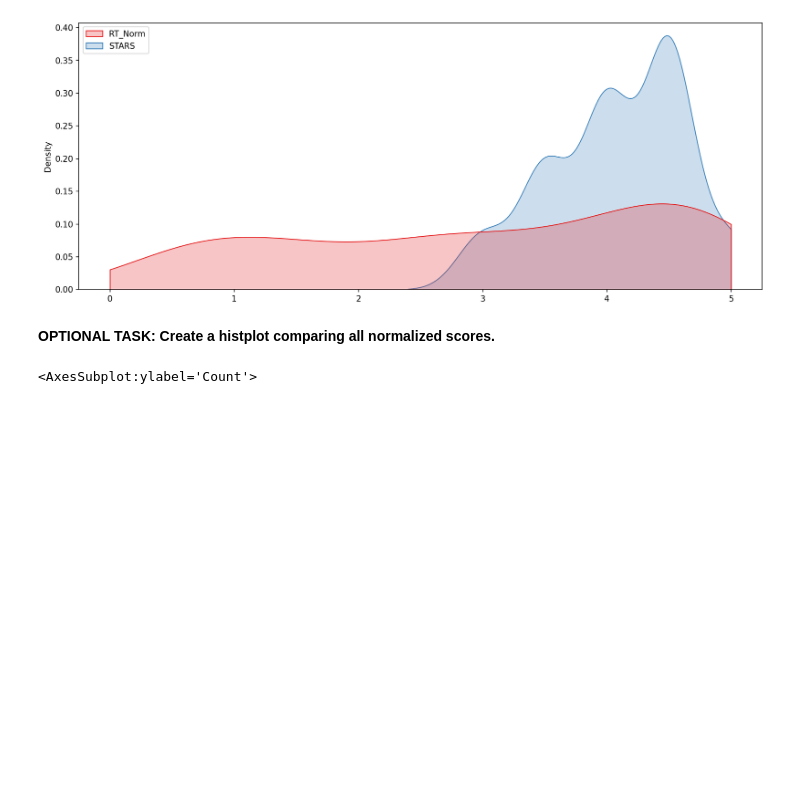
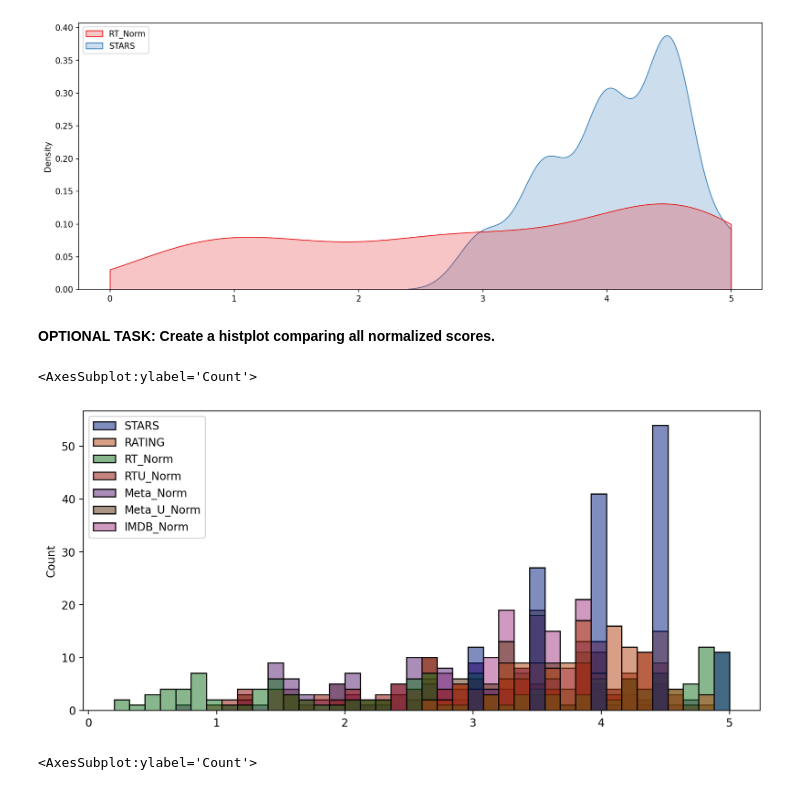
Before and after one commit to Jared-Glenn/Data_Science_Course_Practice, a Jupyter notebook: 00-Capstone-Project.ipynb, the cells around one changed output. Saved outputs shown, nothing was run; the diff lists cells and outputs as text; code cells hidden in the pictures; blank space fills up the shorter version.

```diff
--- a/00-Capstone-Project.ipynb
+++ b/00-Capstone-Project.ipynb
@@ -707,3 +790,11 @@ Quick Note if you have issues moving the legend for a seaborn kdeplot: https://g
+# %%
+#CODE HERE
+plt.figure(figsize=(11,5), dpi=200)
+
+sns.histplot(data=norm, alpha=0.5, bins=40)
+# %% [output]
+<AxesSubplot:ylabel='Count'>
+[figure, added]
 # %%
 # %% [output]
 <AxesSubplot:ylabel='Count'>
```
Also changed, not shown: parts of 19 cells of this notebook.
